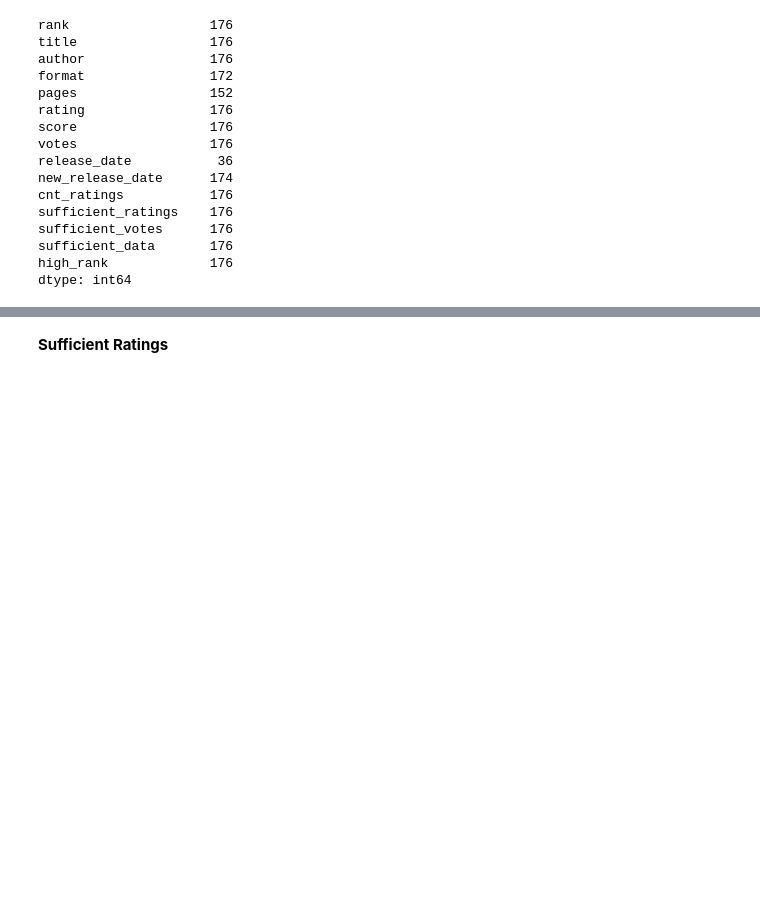
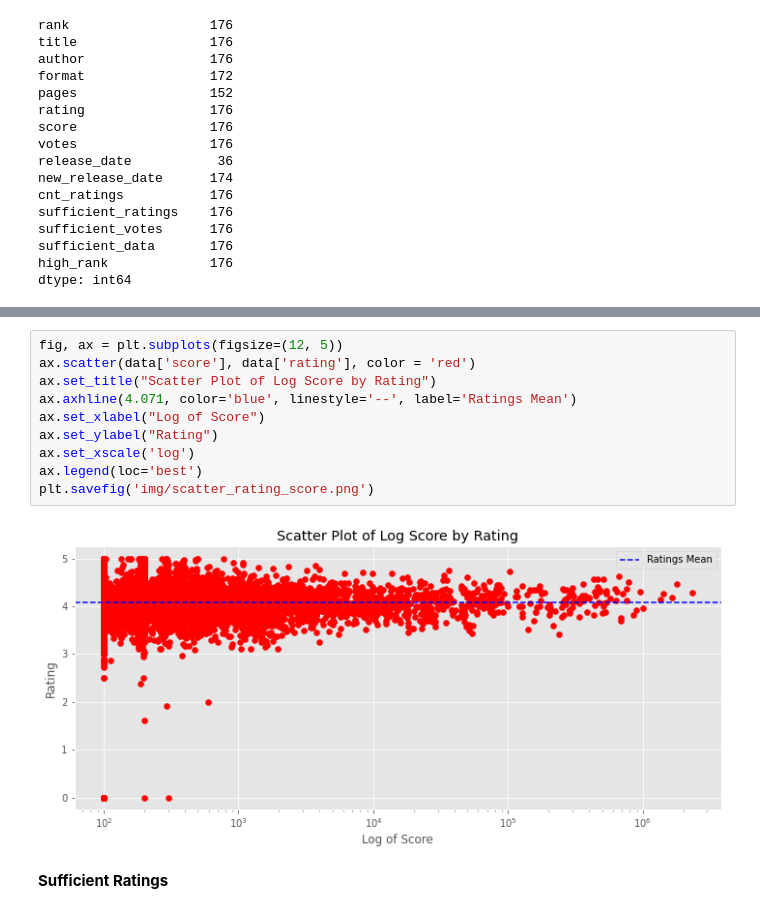
Before and after one commit to Shredder42/must_read_books, a Jupyter notebook: eda.ipynb, the cells around one changed output, grey strips where cells are left out. Cells and saved outputs as stored; diff of their text form; blank space fills up the shorter version.

```diff
--- a/eda.ipynb
+++ b/eda.ipynb
@@ -198,3 +207,15 @@ No handles with labels found to put in legend.
+# %%
+fig, ax = plt.subplots(figsize=(12, 5))
+ax.scatter(data['score'], data['rating'], color = 'red')
+ax.set_title("Scatter Plot of Log Score by Rating")
+ax.axhline(4.071, color='blue', linestyle='--', label='Ratings Mean')
+ax.set_xlabel("Log of Score")
+ax.set_ylabel("Rating")
+ax.set_xscale('log')
+ax.legend(loc='best')
+plt.savefig('img/scatter_rating_score.png')
+# %% [output]
+[figure, added]
 # %% [markdown]
 **Sufficient Ratings**
 # %%
```
Also changed, not shown: parts of 22 cells of this notebook, 12 other files.
